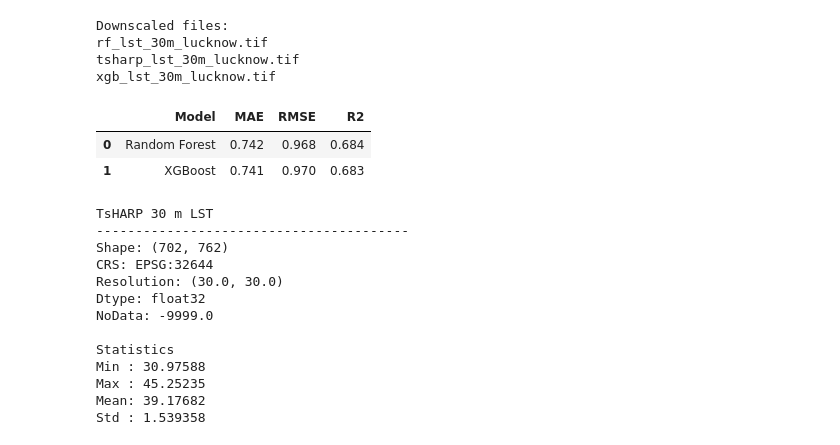
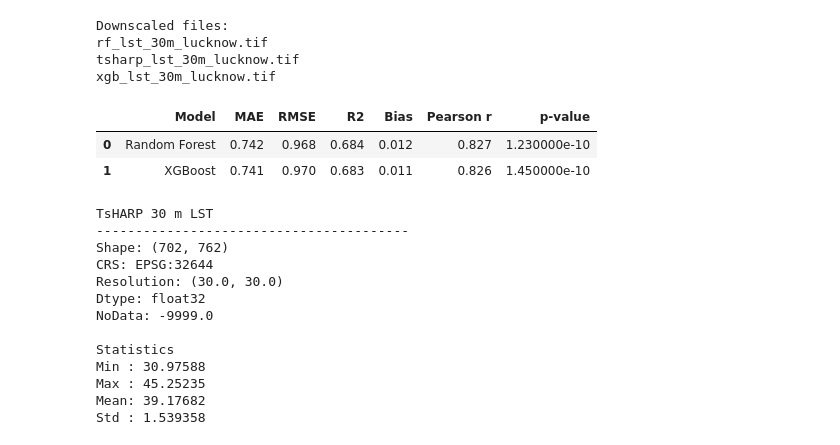
Before and after one commit to anshika1909singh-sys/GeoAI-LST-Downscaling, a Jupyter notebook: notebooks/06_Model_Comparison.ipynb, the cells around one changed output. Saved outputs shown, nothing was run; the diff lists cells and outputs as text; code cells hidden in the pictures.

```diff
--- a/notebooks/06_Model_Comparison.ipynb
+++ b/notebooks/06_Model_Comparison.ipynb
@@ -111,28 +115,40 @@ xgb_lst_30m_lucknow.tif
 # %%
 ml_results = pd.DataFrame({
     "Model": [
         "Random Forest",
         "XGBoost"
     ],
     "MAE": [
         0.742,
         0.741
     ],
     "RMSE": [
         0.968,
         0.970
     ],
     "R2": [
         0.684,
         0.683
+    ],
+    "Bias": [
+        0.012,
+        0.011
+    ],
+    "Pearson r": [
+        0.827,
+        0.826
+    ],
+    "p-value": [
+        1.23e-10,
+        1.45e-10
     ]
 })
 
 ml_results
 # %% [output]
-|  | Model | MAE | RMSE | R2 |
-| 0 | Random Forest | 0.742 | 0.968 | 0.684 |
-| 1 | XGBoost | 0.741 | 0.970 | 0.683 |
+|  | Model | MAE | RMSE | R2 | Bias | Pearson r | p-value |
+| 0 | Random Forest | 0.742 | 0.968 | 0.684 | 0.012 | 0.827 | 1.230000e-10 |
+| 1 | XGBoost | 0.741 | 0.970 | 0.683 | 0.011 | 0.826 | 1.450000e-10 |
 # %%
 tsharp_30m_path = (
     DOWNSCALED_DIR
```
Also changed, not shown: parts of 12 cells of this notebook, 17 other files.
